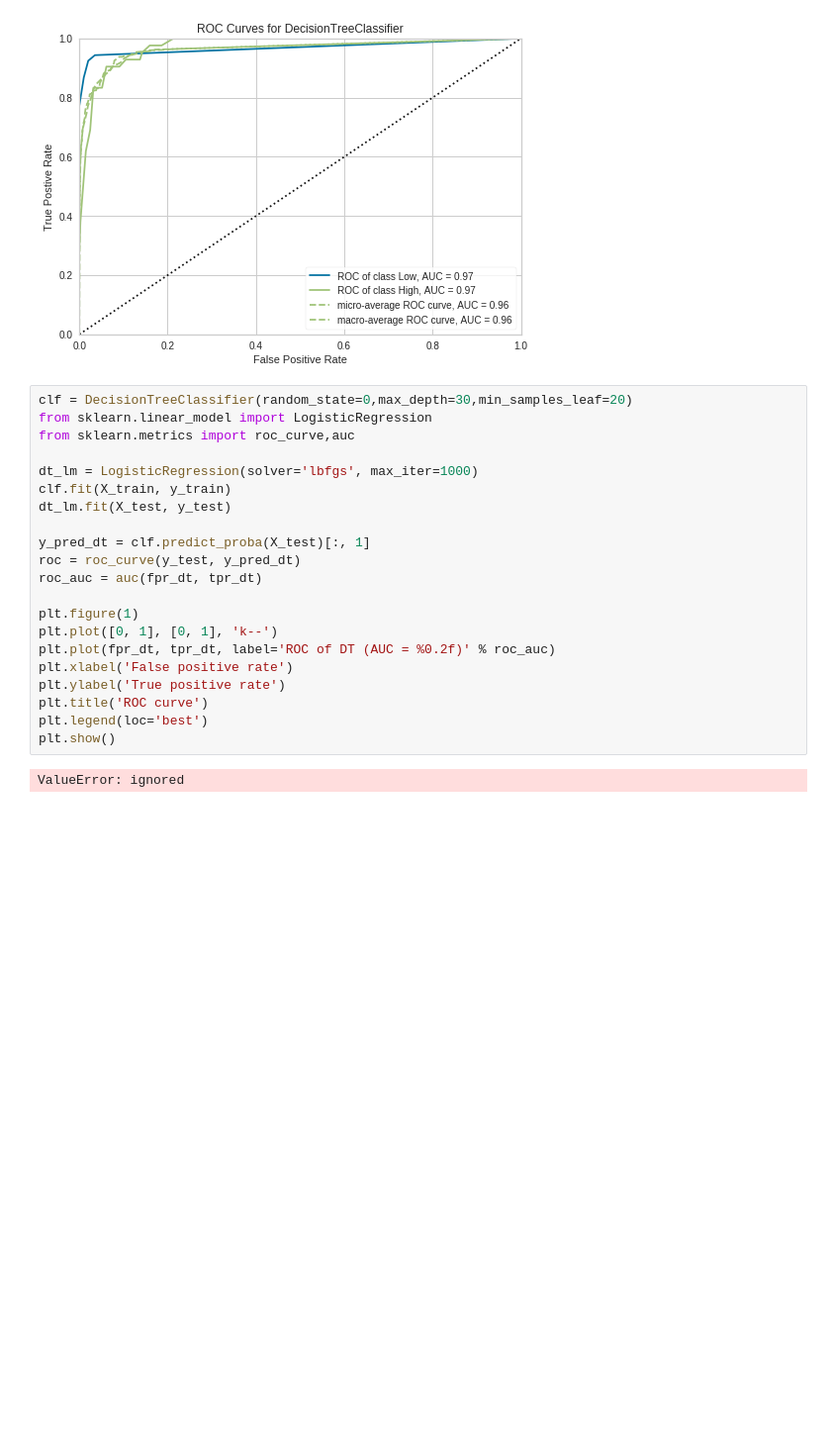
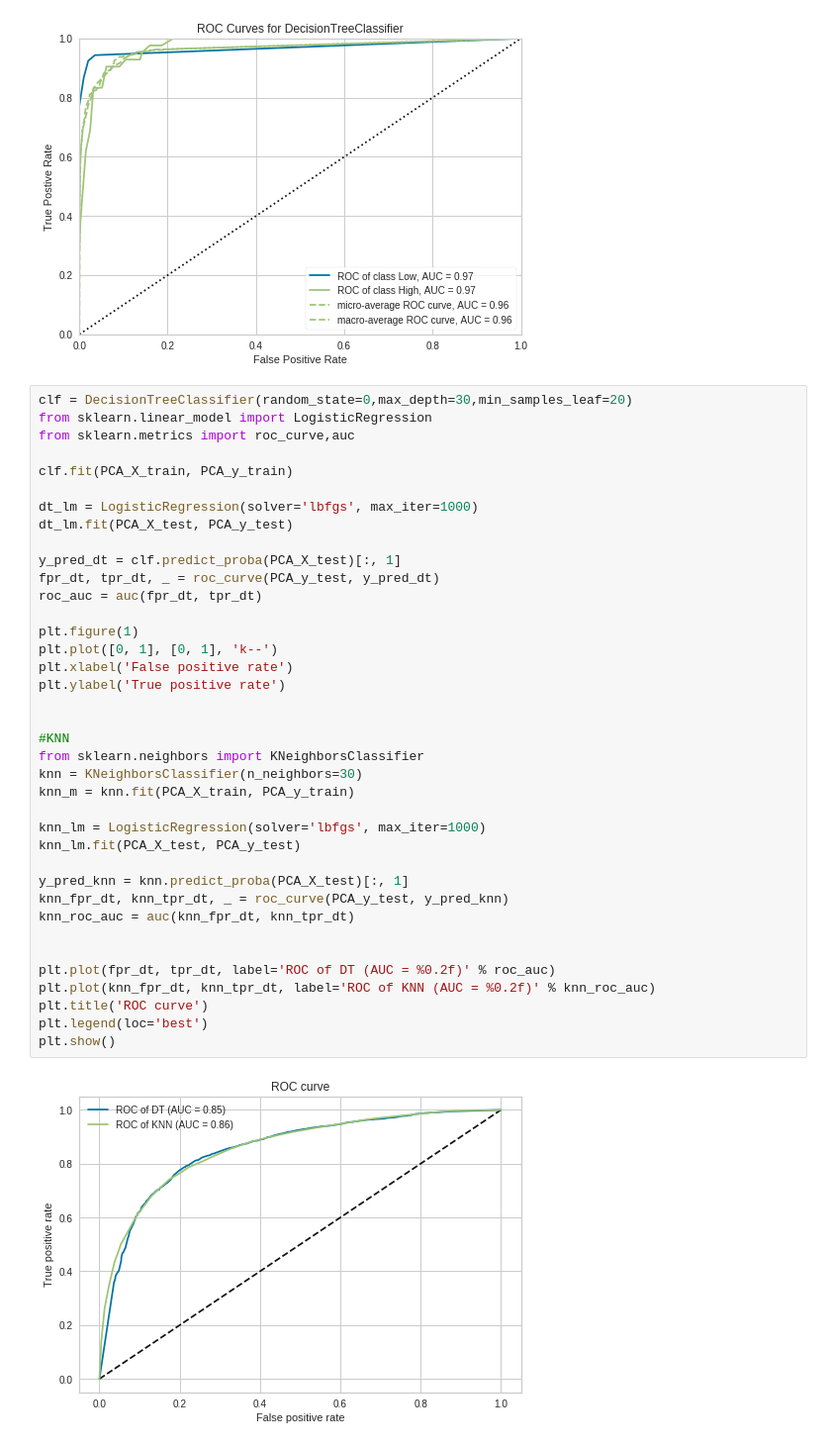
Before and after one commit to ngocbaosp/ML-Projects, a Jupyter notebook: AutoMLProject01.ipynb, the cells around one changed output. Shown at 99% size. Saved outputs shown, nothing was run; the diff lists cells and outputs as text; blank space fills up the shorter version.

```diff
--- a/AutoMLProject01.ipynb
+++ b/AutoMLProject01.ipynb
@@ -414,23 +415,40 @@ g = visualizer.poof()
 # %%
 clf = DecisionTreeClassifier(random_state=0,max_depth=30,min_samples_leaf=20)
 from sklearn.linear_model import LogisticRegression
 from sklearn.metrics import roc_curve,auc
 
+clf.fit(PCA_X_train, PCA_y_train)
+
 dt_lm = LogisticRegression(solver='lbfgs', max_iter=1000)
-clf.fit(X_train, y_train)
-dt_lm.fit(X_test, y_test)
+dt_lm.fit(PCA_X_test, PCA_y_test)
 
-y_pred_dt = clf.predict_proba(X_test)[:, 1]
-roc = roc_curve(y_test, y_pred_dt)
+y_pred_dt = clf.predict_proba(PCA_X_test)[:, 1]
+fpr_dt, tpr_dt, _ = roc_curve(PCA_y_test, y_pred_dt)
 roc_auc = auc(fpr_dt, tpr_dt)
 
 plt.figure(1)
 plt.plot([0, 1], [0, 1], 'k--')
-plt.plot(fpr_dt, tpr_dt, label='ROC of DT (AUC = %0.2f)' % roc_auc)
 plt.xlabel('False positive rate')
 plt.ylabel('True positive rate')
+
+
+#KNN
+from sklearn.neighbors import KNeighborsClassifier
+knn = KNeighborsClassifier(n_neighbors=30)
+knn_m = knn.fit(PCA_X_train, PCA_y_train)
+
+knn_lm = LogisticRegression(solver='lbfgs', max_iter=1000)
+knn_lm.fit(PCA_X_test, PCA_y_test)
+
+y_pred_knn = knn.predict_proba(PCA_X_test)[:, 1]
+knn_fpr_dt, knn_tpr_dt, _ = roc_curve(PCA_y_test, y_pred_knn)
+knn_roc_auc = auc(knn_fpr_dt, knn_tpr_dt)
+
+
+plt.plot(fpr_dt, tpr_dt, label='ROC of DT (AUC = %0.2f)' % roc_auc)
+plt.plot(knn_fpr_dt, knn_tpr_dt, label='ROC of KNN (AUC = %0.2f)' % knn_roc_auc)
 plt.title('ROC curve')
 plt.legend(loc='best')
 plt.show()
 # %% [output]
-ValueError: ignored
+[figure, added]
```
Also changed, not shown: parts of 1 cell of this notebook.
